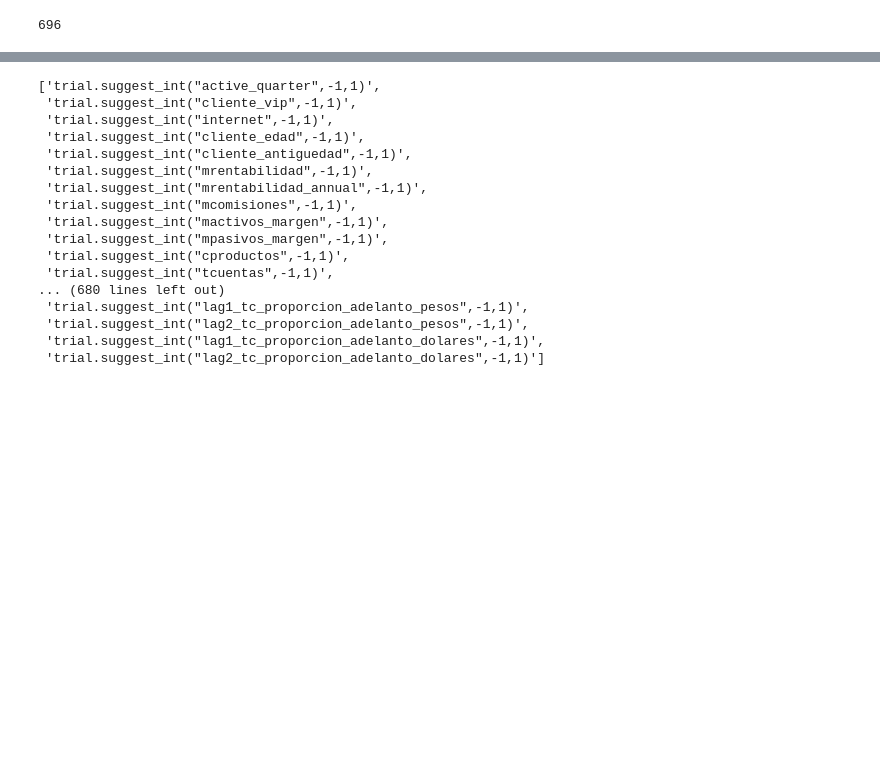
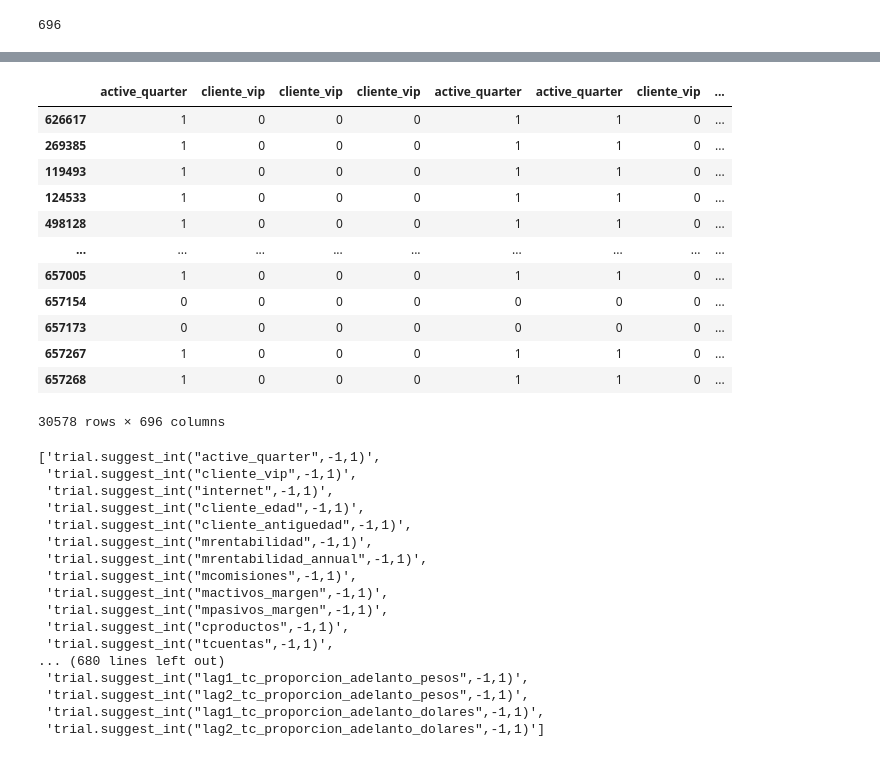
Before and after one commit to jgjuara/pipe-dmeyf24, a Jupyter notebook: nb_optimizacion.ipynb, the cells around one changed output, grey strips where cells are left out. Cells and saved outputs as stored; diff of their text form; code cells hidden in the pictures; blank space fills up the shorter version.

Commit message:
seleccion de columnas

```diff
--- a/nb_optimizacion.ipynb
+++ b/nb_optimizacion.ipynb
@@ -206,0 +209,3 @@ X_train.shape[1]
+# %%
+# get a list of lenght columns with random values 0 or 1
+selection = [np.random.randint(0,2) for x in np.arange(0,X_train.shape[1])]
@@ -207,3 +254,19 @@ X_train.shape[1]
+# %%
+X_train.loc[:,X_train.columns[selection]]
+# %% [output]
+|  | active_quarter | cliente_vip | cliente_vip | cliente_vip | active_quarter | active_quarter | cliente_vip | ... |
+| 626617 | 1 | 0 | 0 | 0 | 1 | 1 | 0 | ... |
+| 269385 | 1 | 0 | 0 | 0 | 1 | 1 | 0 | ... |
+| 119493 | 1 | 0 | 0 | 0 | 1 | 1 | 0 | ... |
+| 124533 | 1 | 0 | 0 | 0 | 1 | 1 | 0 | ... |
+| 498128 | 1 | 0 | 0 | 0 | 1 | 1 | 0 | ... |
+| ... | ... | ... | ... | ... | ... | ... | ... | ... |
+| 657005 | 1 | 0 | 0 | 0 | 1 | 1 | 0 | ... |
+| 657154 | 0 | 0 | 0 | 0 | 0 | 0 | 0 | ... |
+| 657173 | 0 | 0 | 0 | 0 | 0 | 0 | 0 | ... |
+| 657267 | 1 | 0 | 0 | 0 | 1 | 1 | 0 | ... |
+| 657268 | 1 | 0 | 0 | 0 | 1 | 1 | 0 | ... |
+30578 rows × 696 columns
 # %%
 [f'trial.suggest_int(mono_"{X_train.columns[x]}",-1,1)' for x in np.arange(0,X_train.shape[1])]
 # %% [output]
```
Also changed, not shown: parts of 4 cells of this notebook.
